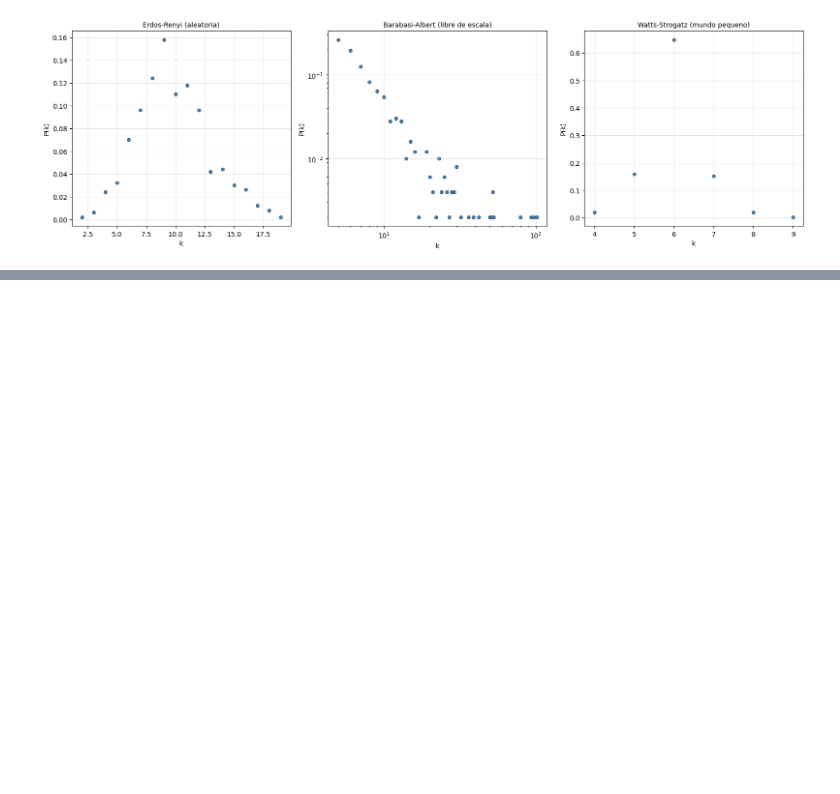
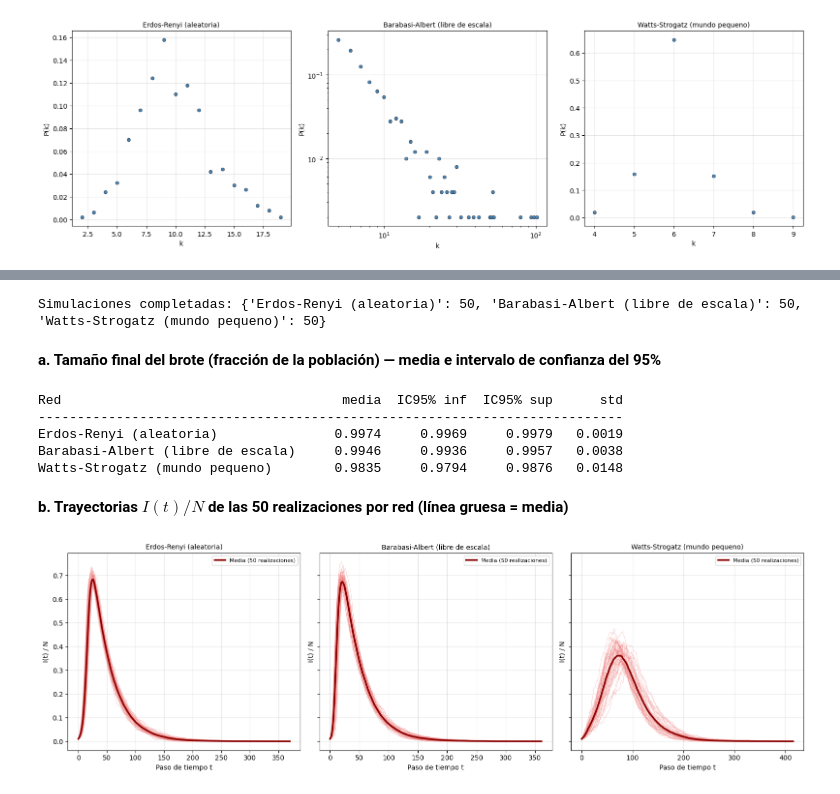
Before and after one commit to Cisco890/hdt5_modsim, a Jupyter notebook: hdt5.ipynb, the cells around one changed output, grey strips where cells are left out. Cells and saved outputs as stored; diff of their text form; code cells hidden in the pictures; blank space fills up the shorter version.

```diff
--- a/hdt5.ipynb
+++ b/hdt5.ipynb
@@ -95,0 +158,73 @@ plt.show()
+# %%
+BETA, GAMMA = 0.04, 0.03
+N_REALIZACIONES = 50
+N_INICIALES = 5
+
+# sir_resultados[nombre] = lista de 50 tuplas (S_t, I_t, R_t), una por realizacion
+sir_resultados = {}
+for idx, (nombre, G) in enumerate(redes.items()):
+    corridas = []
+    for i in range(N_REALIZACIONES):
+        rng = np.random.default_rng(10_000 * idx + i)  # semilla reproducible por corrida
+        corridas.append(simular_sir(G, BETA, GAMMA, N_INICIALES, rng=rng))
+    sir_resultados[nombre] = corridas
+
+print("Simulaciones completadas:", {n: len(c) for n, c in sir_resultados.items()})
+# %% [output]
+Simulaciones completadas: {'Erdos-Renyi (aleatoria)': 50, 'Barabasi-Albert (libre de escala)': 50, 'Watts-Strogatz (mundo pequeno)': 50}
+# %% [markdown]
+**a. Tamaño final del brote (fracción de la población) — media e intervalo de confianza del 95%**
+# %%
+resumen_sir = {}
+for nombre, corridas in sir_resultados.items():
+    tamanos_finales = np.array([R_t[-1] / N for _, _, R_t in corridas])
+    media = tamanos_finales.mean()
+    sem = tamanos_finales.std(ddof=1) / np.sqrt(len(tamanos_finales))
+    ci95 = 1.96 * sem
+    resumen_sir[nombre] = {
+        "media": media,
+        "ci95_low": media - ci95,
+        "ci95_high": media + ci95,
+        "std": tamanos_finales.std(ddof=1),
+        "tamanos": tamanos_finales,
+    }
+
+print(f"{'Red':35s} {'media':>8s} {'IC95% inf':>10s} {'IC95% sup':>10s} {'std':>8s}")
+print("-" * 75)
+for nombre, r in resumen_sir.items():
+    print(f"{nombre:35s} {r['media']:8.4f} {r['ci95_low']:10.4f} {r['ci95_high']:10.4f} {r['std']:8.4f}")
+# %% [output]
+Red                                    media  IC95% inf  IC95% sup      std
+---------------------------------------------------------------------------
+Erdos-Renyi (aleatoria)               0.9974     0.9969     0.9979   0.0019
+Barabasi-Albert (libre de escala)     0.9946     0.9936     0.9957   0.0038
+Watts-Strogatz (mundo pequeno)        0.9835     0.9794     0.9876   0.0148
+# %% [markdown]
+**b. Trayectorias $I(t)/N$ de las 50 realizaciones por red (línea gruesa = media)**
+# %%
+fig, axes = plt.subplots(1, 3, figsize=(16, 5), sharey=True)
+
+for ax, (nombre, corridas) in zip(axes, sir_resultados.items()):
+    max_t = max(len(I_t) for _, I_t, _ in corridas)
+    trayectorias = np.zeros((len(corridas), max_t))
+    for i, (_, I_t, _) in enumerate(corridas):
+        trayectorias[i, :len(I_t)] = I_t / N
+        # tras extinguirse el brote I=0; el resto del arreglo ya quedo en 0
+
+    for fila in trayectorias:
+        ax.plot(fila, color="lightcoral", alpha=0.3, linewidth=0.8)
+
+    media_t = trayectorias.mean(axis=0)
+    ax.plot(media_t, color="darkred", linewidth=2.5, label="Media (50 realizaciones)")
+
+    ax.set_xlabel("Paso de tiempo t")
+    ax.set_ylabel("I(t) / N")
+    ax.set_title(nombre, fontsize=10)
+    ax.legend(fontsize=8)
+    ax.grid(True, alpha=0.3)
+
+plt.tight_layout()
+plt.savefig("sir_trajectories.png", dpi=150)
+plt.show()
+# %% [output]
+[figure, added]
```
Also changed, not shown: parts of 2 cells of this notebook, 3 other files.
